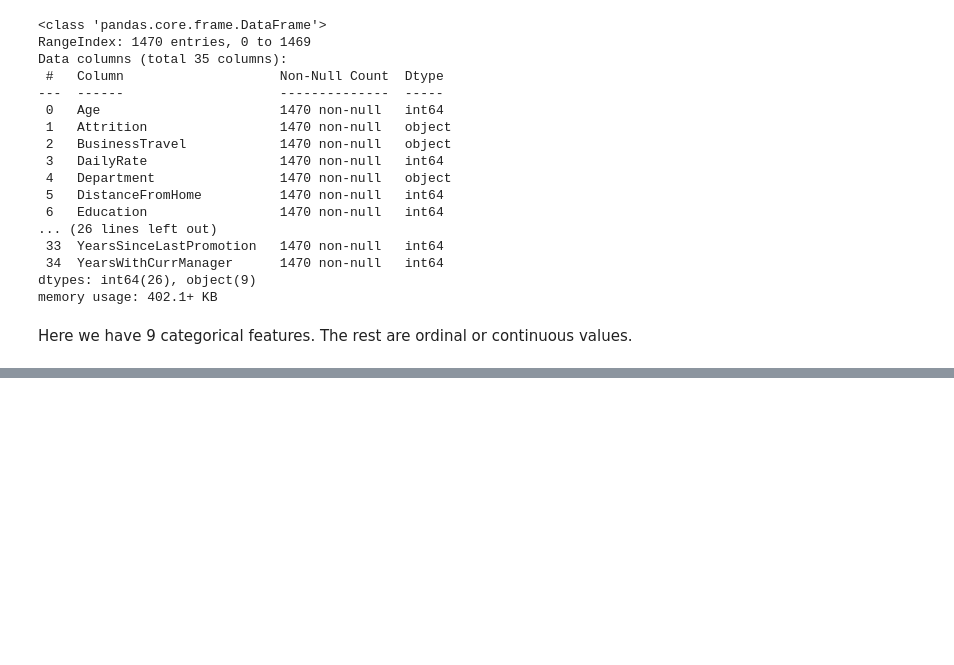
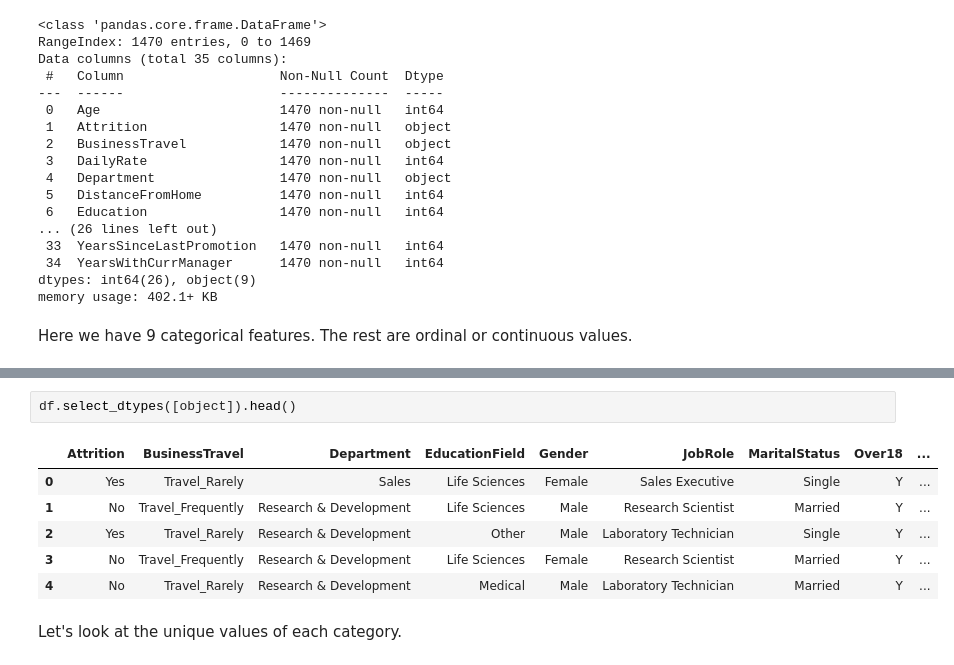
Before and after one commit to tdesai1969/540_group_project, a Jupyter notebook: joint_notebook.ipynb, the cells around one changed output, grey strips where cells are left out. Drawn from its saved outputs; the diff is of its cells as text; blank space fills up the shorter version.

Commit message:
added category descriptions

```diff
--- a/joint_notebook.ipynb
+++ b/joint_notebook.ipynb
@@ -63,0 +74,11 @@ Here we have 9 categorical features. The rest are ordinal or continuous values.
+# %%
+df.select_dtypes([object]).head()
+# %% [output]
+|  | Attrition | BusinessTravel | Department | EducationField | Gender | JobRole | MaritalStatus | Over18 | ... |
+| 0 | Yes | Travel_Rarely | Sales | Life Sciences | Female | Sales Executive | Single | Y | ... |
+| 1 | No | Travel_Frequently | Research & Development | Life Sciences | Male | Research Scientist | Married | Y | ... |
+| 2 | Yes | Travel_Rarely | Research & Development | Other | Male | Laboratory Technician | Single | Y | ... |
+| 3 | No | Travel_Frequently | Research & Development | Life Sciences | Female | Research Scientist | Married | Y | ... |
+| 4 | No | Travel_Rarely | Research & Development | Medical | Male | Laboratory Technician | Married | Y | ... |
+# %% [markdown]
+Let's look at the unique values of each category.
```
Also changed, not shown: parts of 5 cells of this notebook.
